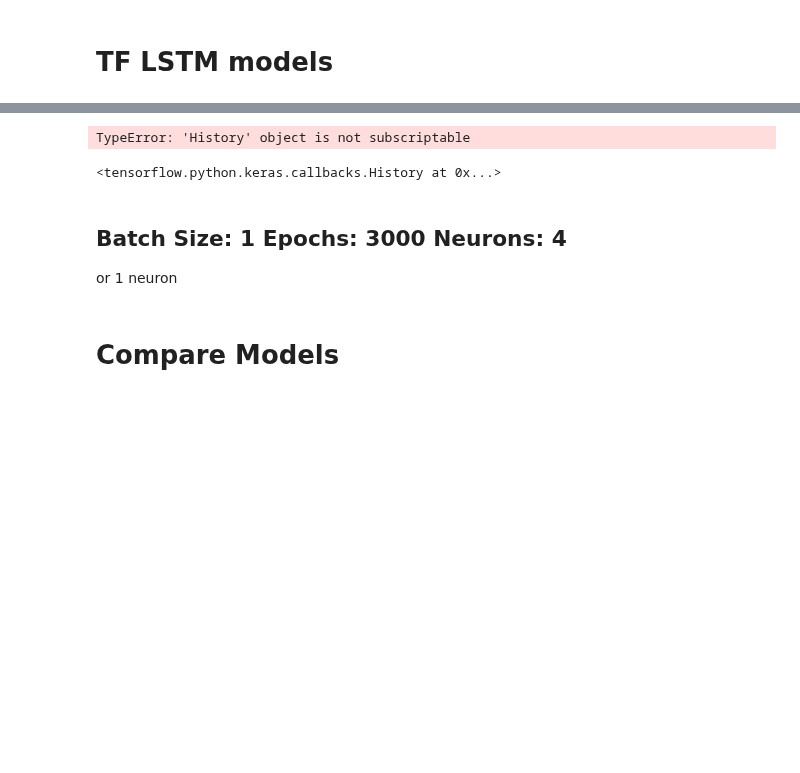
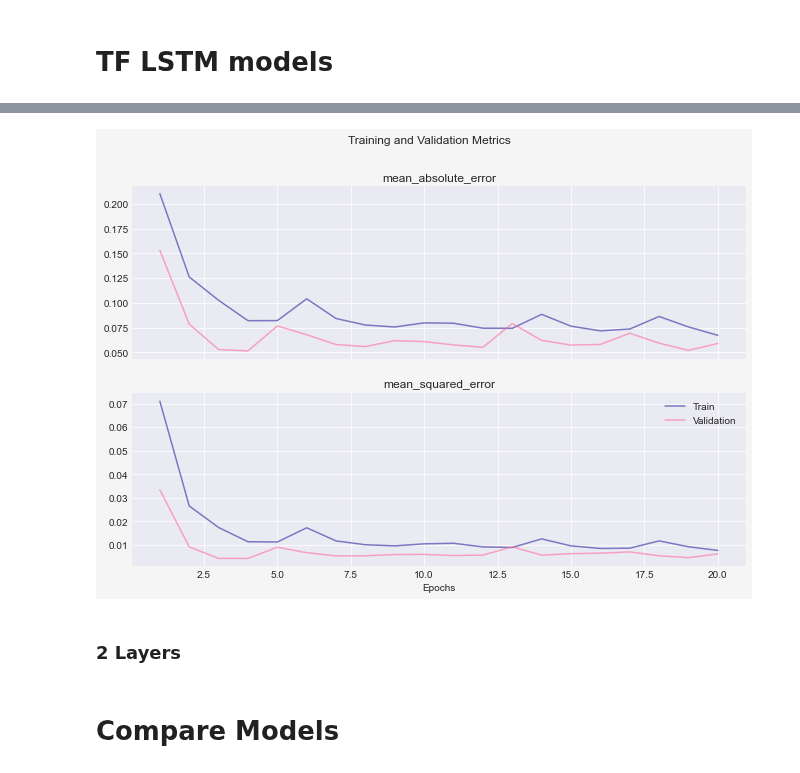
Before and after one commit to chrisoyer/ski-snow-modeling, a Jupyter notebook: src/analysis/TF-snow_ts_analysis.ipynb, the cells around one changed output, grey strips where cells are left out. Saved outputs shown, nothing was run; the diff lists cells and outputs as text; code cells hidden in the pictures; blank space fills up the shorter version.

Commit message:
vanilla 1 layer lstm and history plotting working. multilayer not working

```diff
--- a/src/analysis/TF-snow_ts_analysis.ipynb
+++ b/src/analysis/TF-snow_ts_analysis.ipynb
@@ -49,8 +50,7 @@ from tensorflow.keras.models import load_model
 # %%
 alt.renderers.enable(embed_options={'theme': 'vox'})
 alt.data_transformers.disable_max_rows()
-#plt_style = r'https://github.com/dhaitz/matplotlib-stylesheets/blob/master/pitayasmoothie-light.mplstyle'
-#plt.style.use(plt_style)
+plt.style.use('https://github.com/dhaitz/matplotlib-stylesheets/raw/master/pitayasmoothie-light.mplstyle')
 plt.rc('figure', figsize=(11.0, 7.0))
 batch_size = 15
 logs_path = "./logs/visualize_graph"
@@ -144,7 +150,7 @@ def data_split(data=None, test_frac=.2, lookback=lookback, batch_size=batch_size
     return train_data_gen, test_data_gen
 
 
-Xy_train, Xy_test = data_split(data=copper_scaled)
+Xy_train, Xy_val = data_split(data=copper_scaled)
 # %% [markdown]
 # Timeseries Modeling
 
@@ -167,22 +173,25 @@ def make_lstm(neurons=None, layers=None, batch_size=None, x_shape=None, lookback
     input_shape = (lookback, x_shape[1])
     xlayer = inputs = Input(shape=input_shape, batch_size=batch_size)
     for layer in range(layers):
-        xlayer = LSTM(units=neurons, batch_input_shape=input_shape,
-                   stateful=True, dropout=0.2, recurrent_dropout=0.2,)(xlayer)
+        lstm_kwargs = dict(units=neurons, batch_input_shape=input_shape,
+                           stateful=True, dropout=0.2, recurrent_dropout=0.2)
+        if layer == layers-1:
+            lstm_kwargs = {**lstm_kwargs, 'return_sequences': True}
+        xlayer = LSTM(**lstm_kwargs)(xlayer)
     outputs = Dense(1)(xlayer)
     model = Model(inputs=inputs, outputs=outputs)
-    metrics = ['mean_absolute_error', 'root_mean_squared_error']  # TODO: custom r2 func
+    metrics = ['mean_absolute_error', 'mean_squared_error']
     model.compile(loss="mse", metrics=metrics,
                   optimizer='adam')
     return model
 
-def fit_model(model, X, batch_size, n_epoch):
+
+def fit_model(model, X, X_val, batch_size, n_epoch):
     """runs the training; returns model and history"""
-    for i in range(n_epoch):
-        history = model.fit(X, epochs=n_epoch, batch_size=batch_size,
-                            shuffle=False, callbacks=[],
-                            verbose=1)
-        model.reset_states()
+    history = model.fit(X, validation_data=X_val,
+                        epochs=n_epoch, batch_size=batch_size,
+                        shuffle=False, callbacks=[],
+                        verbose=1)
     return model, history
 # %% [markdown]
 # Vanilla LSTM Model
@@ -206,6 +216,8 @@ Trainable params: 41,701
 Non-trainable params: 0
 _________________________________________________________________
 # %%
-lstm_100x1, lstm_100x1_hst = fit_model(model=lstm_100x1, X=Xy_train,
-                                       batch_size=batch_size, n_epoch=10)
+lstm_100x1, lstm_100x1_hst = fit_model(model=lstm_100x1,
+                                       X=Xy_train,
+                                       X_val=Xy_val,
+                                       batch_size=batch_size, n_epoch=20)
 # %% [output]
@@ -217,14 +241,6 @@ ValueError: in user code:
-# %%
-error_plotter(lstm_100x1)
-# %% [output]
-TypeError: 'History' object is not subscriptable
-# %%
-lstm_100x1_hst
-# %% [output]
-<tensorflow.python.keras.callbacks.History at 0x...>
-# %% [markdown]
-Batch Size: 1
-Epochs: 3000
-Neurons: 4
---------------
-or 1 neuron
+# %%
+hist_plotter(lstm_100x1_hst.history)
+# %% [output]
+[figure, added]
+# %% [markdown]
+### 2 Layers
```
Also changed, not shown: parts of 8 cells of this notebook.
